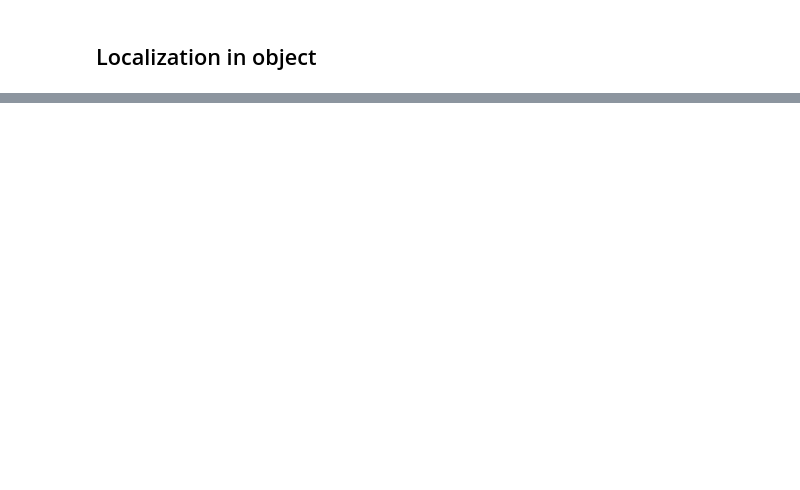
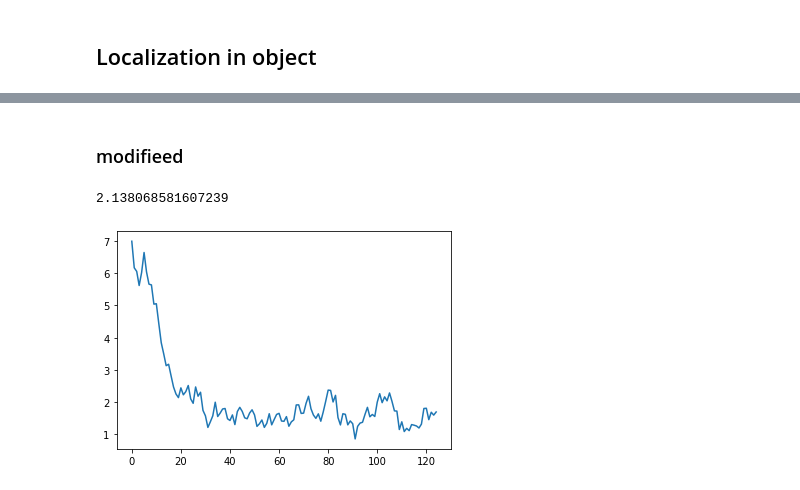
Before and after one commit to CYehLu/Data-Assimilation, a Jupyter notebook: test_enkf_localization.ipynb, the cells around one changed output, grey strips where cells are left out. Saved outputs shown, nothing was run; the diff lists cells and outputs as text; code cells hidden in the pictures; blank space fills up the shorter version.

Commit message:
update EnKF obj in assimilation.py by adding localization and modifing _analysis method

```diff
--- a/test_enkf_localization.ipynb
+++ b/test_enkf_localization.ipynb
@@ -522,0 +523,2 @@ print(rmse.mean())
+# %% [markdown]
+### modifieed
@@ -522,0 +662,46 @@ print(rmse.mean())
+# %%
+def dis_mo(i, j, L=2):
+    """i: model space, j: obs space"""
+    j = j * 2 - 1    # convert j into model space
+    dis_idx = min(abs(i-j), 40-abs(i-j))
+    return np.exp(-dis_idx**2 / (2*L**2))
+
+def dis_oo(i, j, L=2):
+    dis_idx = min(abs(i-j), 20-abs(i-j))
+    dis_idx = dis_idx * 2
+    return np.exp(-dis_idx**2 / (2*L**2))
+
+
+loc1 = np.zeros((40, 20))
+for i in range(40):
+    for j in range(20):
+        loc1[i,j] = dis_mo(i, j)
+
+loc2 = np.zeros((20, 20))
+for i in range(20):
+    for j in range(20):
+        loc2[i,j] = dis_oo(i, j)
+# %%
+enkf = EnKF(lorenz96_fdm, dt)
+params = {
+    'X_ens_ini': X_ens_ini,
+    'obs': pobs,
+    'obs_interv': obs_intv,
+    'R': 2 * np.eye(20),
+    'H_func': lambda arr: arr[::2,:],
+    'alpha': 0.3,
+    'inflat': 1.2,
+    'local_mo': loc1,
+    'local_oo': loc2
+}
+enkf.set_params(**params)
+enkf.cycle()
+# %%
+ensmean = enkf.analysis.mean(axis=0)
+
+rmse = da_rmse(nature, ensmean, obs_intv)
+plt.plot(rmse)
+print(rmse.mean())
+# %% [output]
+2.138068581607239
+[figure, added]
```
Also changed, not shown: parts of 7 cells of this notebook, 1 other file.
